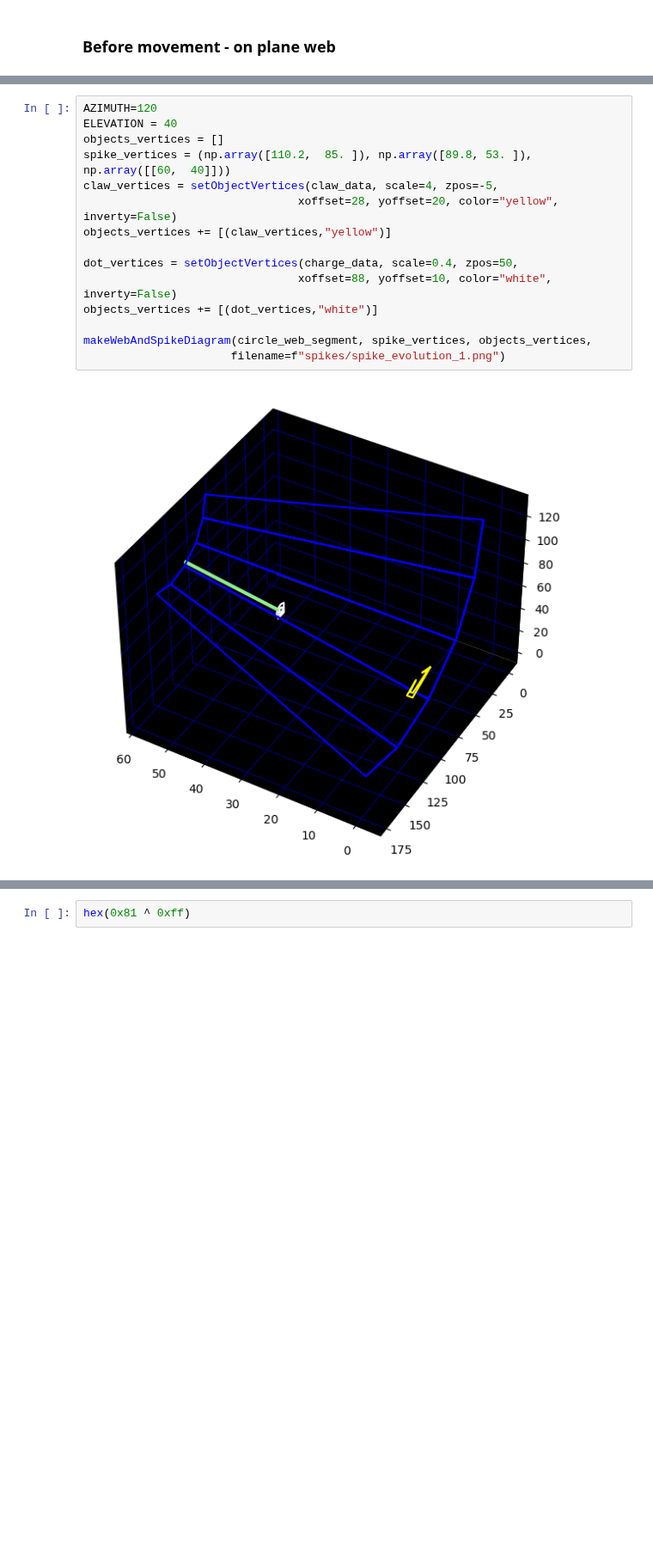
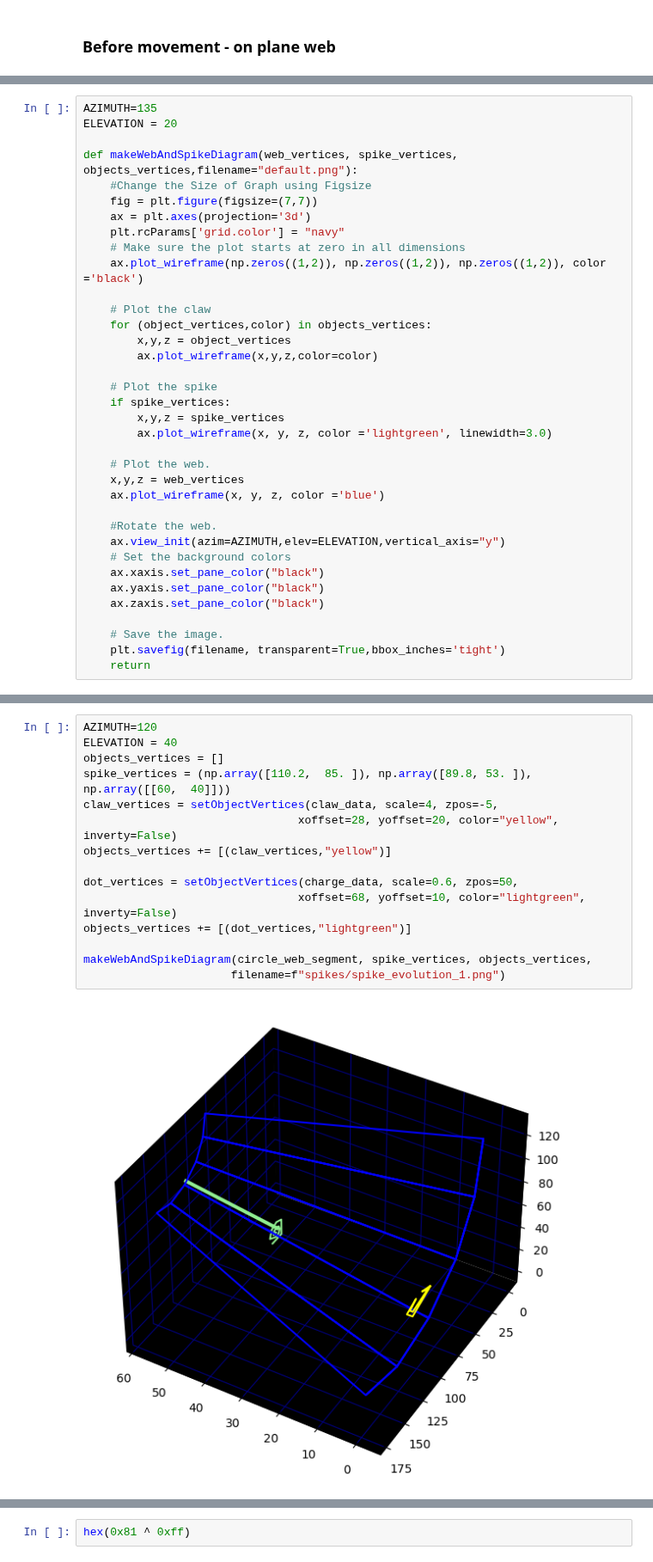
Before and after one commit to mwenge/TempestVsTempest, a Jupyter notebook: notebooks-tempest/spikes - animate movement.ipynb, the cells around one changed output, grey strips where cells are left out. Shown at 86% size. Drawn from its saved outputs; the diff is of its cells as text; blank space fills up the shorter version.

Commit message:
Add more images to spikes

```diff
--- a/notebooks-tempest/spikes - animate movement.ipynb
+++ b/notebooks-tempest/spikes - animate movement.ipynb
@@ -321,0 +273,36 @@ spike_vertices = (
+# %%
+AZIMUTH=135
+ELEVATION = 20
+
+def makeWebAndSpikeDiagram(web_vertices, spike_vertices, objects_vertices,filename="default.png"):
+    #Change the Size of Graph using Figsize
+    fig = plt.figure(figsize=(7,7))
+    ax = plt.axes(projection='3d')
+    plt.rcParams['grid.color'] = "navy"
+    # Make sure the plot starts at zero in all dimensions
+    ax.plot_wireframe(np.zeros((1,2)), np.zeros((1,2)), np.zeros((1,2)), color ='black')
+
+    # Plot the claw
+    for (object_vertices,color) in objects_vertices:
+        x,y,z = object_vertices
+        ax.plot_wireframe(x,y,z,color=color)
+
+    # Plot the spike
+    if spike_vertices:
+        x,y,z = spike_vertices
+        ax.plot_wireframe(x, y, z, color ='lightgreen', linewidth=3.0)
+
+    # Plot the web.
+    x,y,z = web_vertices
+    ax.plot_wireframe(x, y, z, color ='blue')
+
+    #Rotate the web.
+    ax.view_init(azim=AZIMUTH,elev=ELEVATION,vertical_axis="y")
+    # Set the background colors
+    ax.xaxis.set_pane_color("black")
+    ax.yaxis.set_pane_color("black")
+    ax.zaxis.set_pane_color("black")
+
+    # Save the image.
+    plt.savefig(filename, transparent=True,bbox_inches='tight')
+    return
@@ -322,17 +349,17 @@ spike_vertices = (
 # %%
 AZIMUTH=120
 ELEVATION = 40
 objects_vertices = []
 spike_vertices = (np.array([110.2,  85. ]), np.array([89.8, 53. ]), np.array([[60,  40]]))
 claw_vertices = setObjectVertices(claw_data, scale=4, zpos=-5,
                                 xoffset=28, yoffset=20, color="yellow", inverty=False)
 objects_vertices += [(claw_vertices,"yellow")]
 
-dot_vertices = setObjectVertices(charge_data, scale=0.4, zpos=50,
-                                xoffset=88, yoffset=10, color="white", inverty=False)
-objects_vertices += [(dot_vertices,"white")]
+dot_vertices = setObjectVertices(charge_data, scale=0.6, zpos=50,
+                                xoffset=68, yoffset=10, color="lightgreen", inverty=False)
+objects_vertices += [(dot_vertices,"lightgreen")]
 
 makeWebAndSpikeDiagram(circle_web_segment, spike_vertices, objects_vertices,
                       filename=f"spikes/spike_evolution_1.png")
 # %% [output]
-[figure, old version]
+[figure, new version]
```
Also changed, not shown: parts of 11 cells of this notebook, 7 other files.
